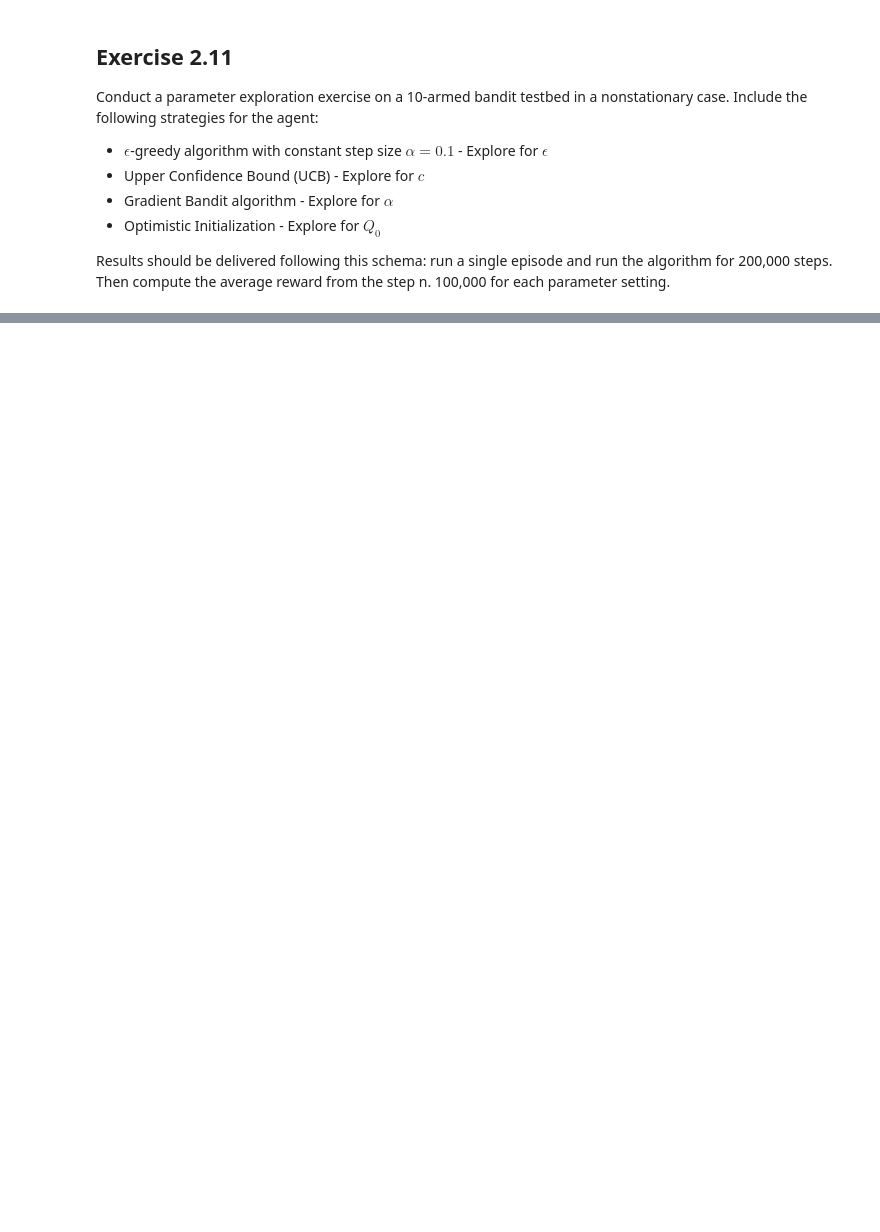
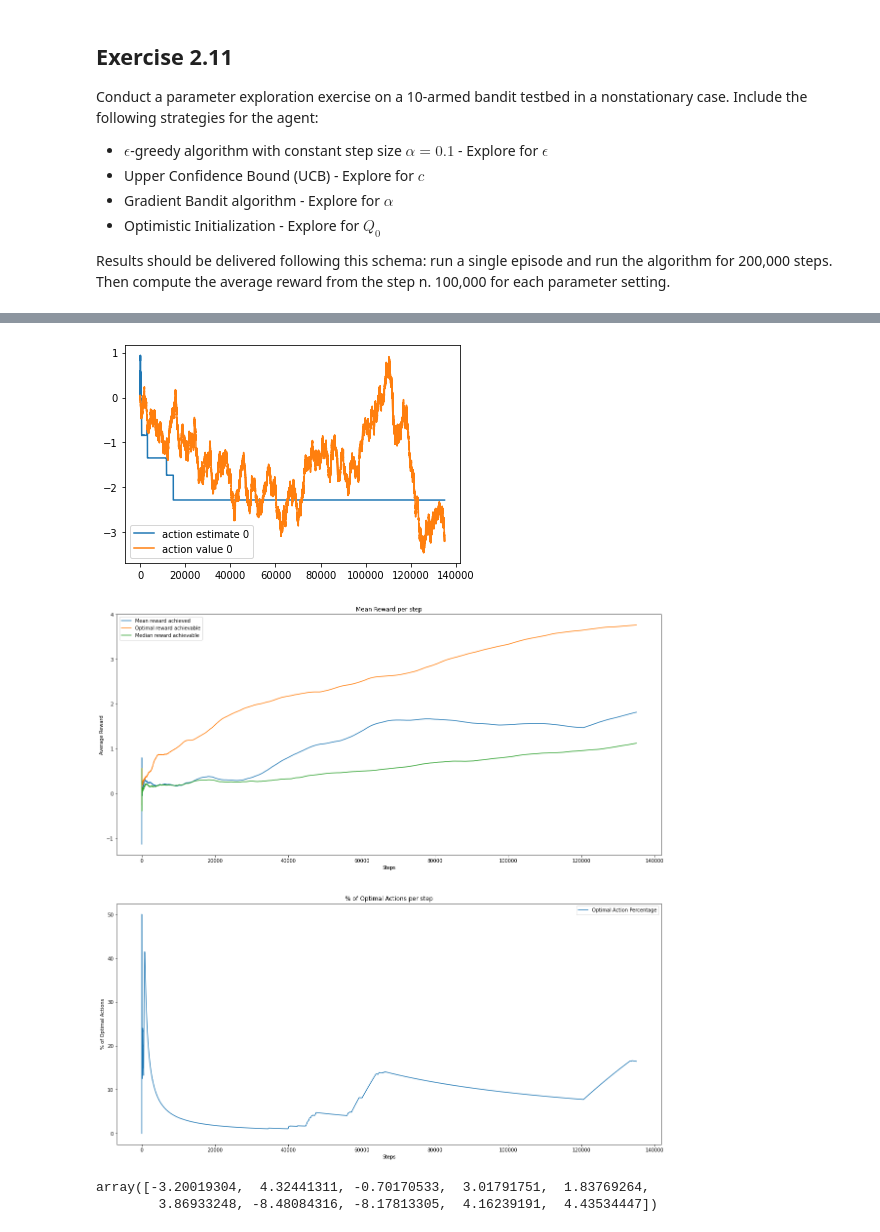
Before and after one commit to emiliocimino/reinforcement_learning, a Jupyter notebook: Chapter 2 - K Armed Bandit/Exercise 2.11.ipynb, the cells around one changed output, grey strips where cells are left out. Cells and saved outputs as stored; diff of their text form; code cells hidden in the pictures; blank space fills up the shorter version.

```diff
--- a/Chapter 2 - K Armed Bandit/Exercise 2.11.ipynb
+++ b/Chapter 2 - K Armed Bandit/Exercise 2.11.ipynb
@@ -187,0 +364,13 @@ env.plot_results()
+# %%
+env = Bandit(n_bandits, n_steps)
+agent = GradientBanditAgent(n_bandits, gamma=0.25)
+_ = play_one_episode(env, agent)
+env.plot_results()
+# %% [output]
+[figure, added]
+[figure, added]
+# %%
+env.q_stars
+# %% [output]
+array([-3.20019304,  4.32441311, -0.70170533,  3.01791751,  1.83769264,
+        3.86933248, -8.48084316, -8.17813305,  4.16239191,  4.43534447])
```
Also changed, not shown: parts of 10 cells of this notebook, 2 other files.
